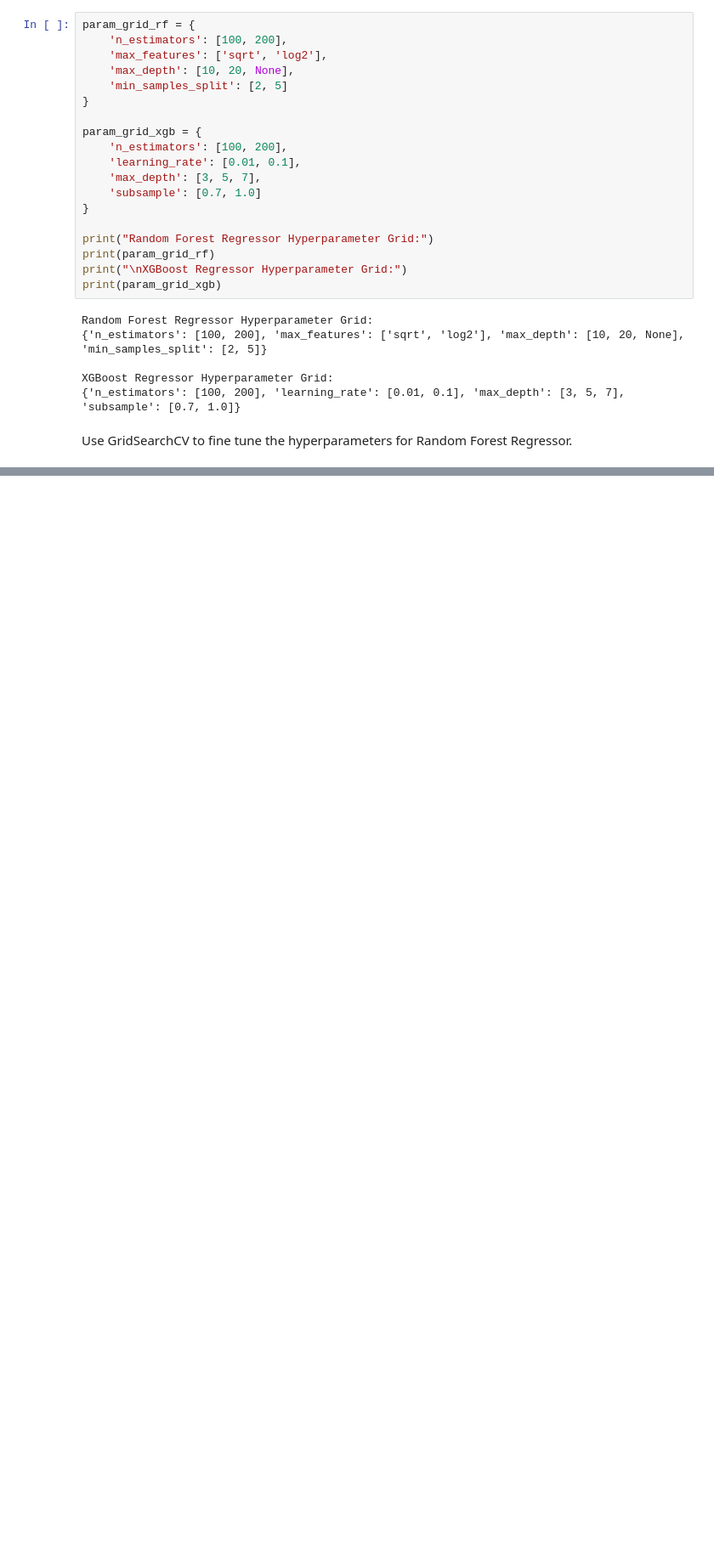
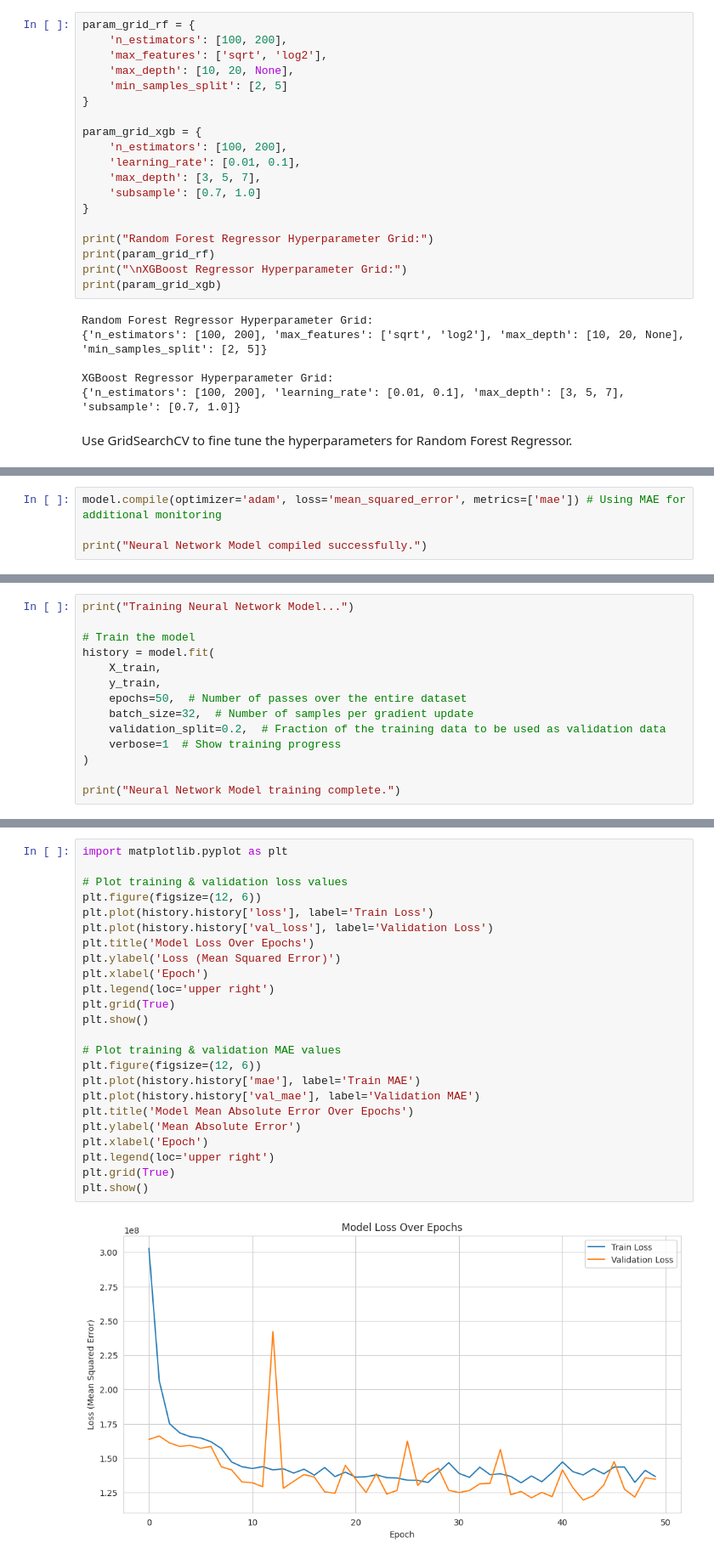
Before and after one commit to ygbgames/predict-car-price, a Jupyter notebook: car_valuation_final.ipynb, the cells around one changed output, grey strips where cells are left out. Shown at 85% size. Drawn from its saved outputs; the diff is of its cells as text; blank space fills up the shorter version.

```diff
--- a/car_valuation_final.ipynb
+++ b/car_valuation_final.ipynb
@@ -835,0 +1101,4 @@ Fitting 3 folds for each of 24 candidates, totalling 72 fits
+# %%
+model.compile(optimizer='adam', loss='mean_squared_error', metrics=['mae']) # Using MAE for additional monitoring
+
+print("Neural Network Model compiled successfully.")
@@ -835,0 +1107,14 @@ Fitting 3 folds for each of 24 candidates, totalling 72 fits
+# %%
+print("Training Neural Network Model...")
+
+# Train the model
+history = model.fit(
+    X_train,
+    y_train,
+    epochs=50,  # Number of passes over the entire dataset
+    batch_size=32,  # Number of samples per gradient update
+    validation_split=0.2,  # Fraction of the training data to be used as validation data
+    verbose=1  # Show training progress
+)
+
+print("Neural Network Model training complete.")
@@ -835,0 +1139,26 @@ Fitting 3 folds for each of 24 candidates, totalling 72 fits
+# %%
+import matplotlib.pyplot as plt
+
+# Plot training & validation loss values
+plt.figure(figsize=(12, 6))
+plt.plot(history.history['loss'], label='Train Loss')
+plt.plot(history.history['val_loss'], label='Validation Loss')
+plt.title('Model Loss Over Epochs')
+plt.ylabel('Loss (Mean Squared Error)')
+plt.xlabel('Epoch')
+plt.legend(loc='upper right')
+plt.grid(True)
+plt.show()
+
+# Plot training & validation MAE values
+plt.figure(figsize=(12, 6))
+plt.plot(history.history['mae'], label='Train MAE')
+plt.plot(history.history['val_mae'], label='Validation MAE')
+plt.title('Model Mean Absolute Error Over Epochs')
+plt.ylabel('Mean Absolute Error')
+plt.xlabel('Epoch')
+plt.legend(loc='upper right')
+plt.grid(True)
+plt.show()
+# %% [output]
+[figure, added]
```
Also changed, not shown: parts of 32 cells of this notebook.
